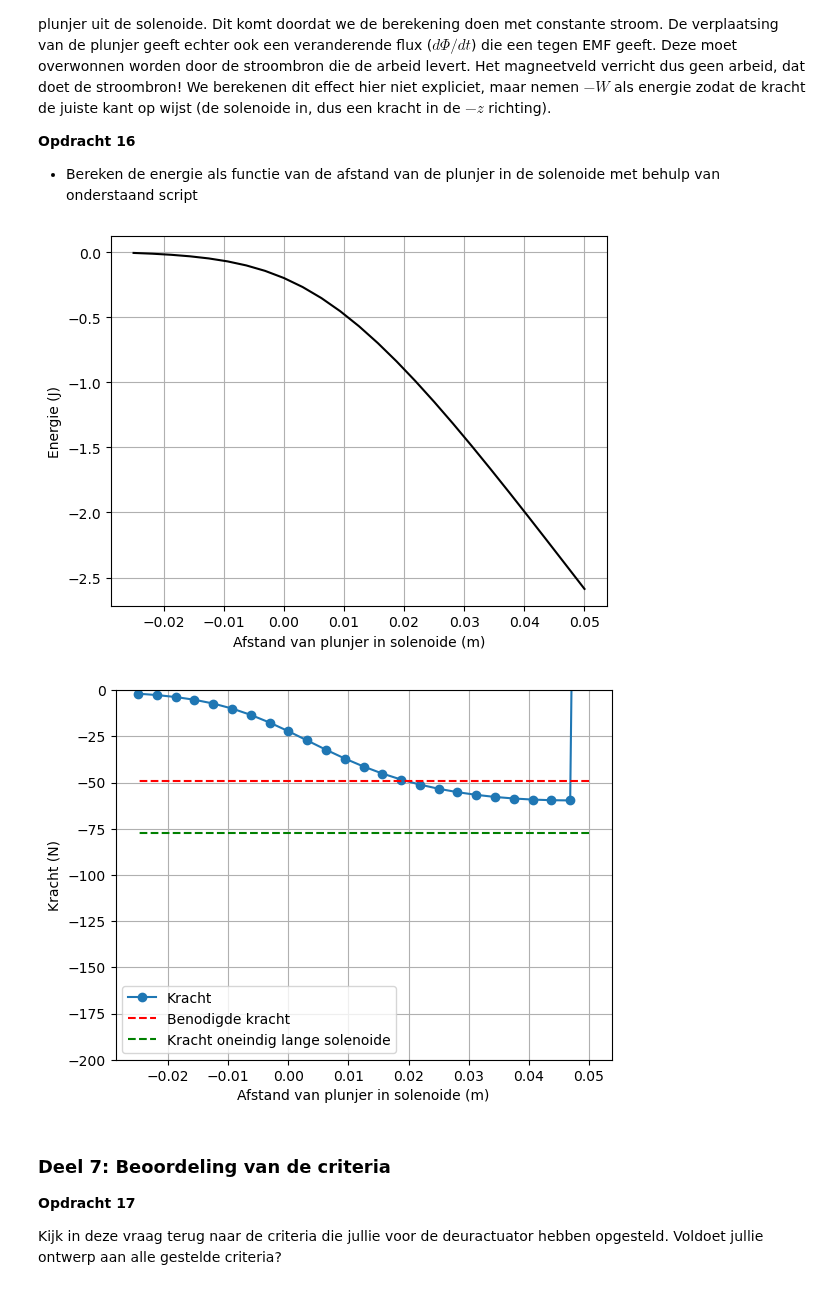
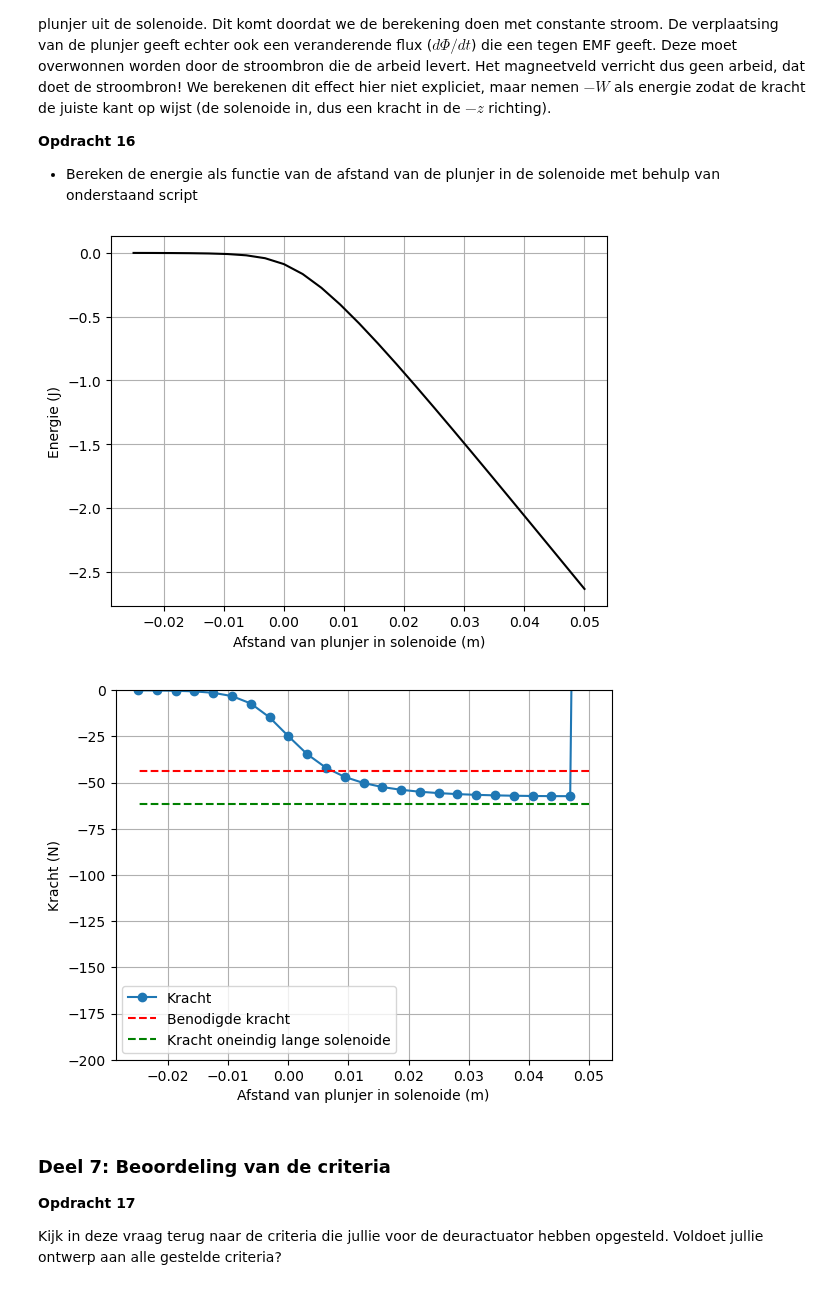
Before and after one commit to owesdorp/opdrachten-DEF-D, a Jupyter notebook: DigitaleOntwerpopdrachten/2KrachtactuatorOpdracht/2KrachtactuatorOpdracht/KrachtactuatorOpdracht.ipynb, the cells around one changed output. Cells and saved outputs as stored; diff of their text form; code cells hidden in the pictures.

```diff
--- a/DigitaleOntwerpopdrachten/2KrachtactuatorOpdracht/2KrachtactuatorOpdracht/KrachtactuatorOpdracht.ipynb
+++ b/DigitaleOntwerpopdrachten/2KrachtactuatorOpdracht/2KrachtactuatorOpdracht/KrachtactuatorOpdracht.ipynb
@@ -572,7 +528,7 @@ a. Bereken het aantal omwentelingen van je draad, hierbij mag je aannemen dat de
 b. Bereken de $x$, $y$ en $z$ coordinaten.\
 c. Bereken de spoed, in eenheden van aantal omwentelingen per meter, en print dit.
 # %%
-r_sol = 0.025 # Straal solenoide
+r_sol = 0.01 # Straal solenoide
 L_sol = 0.1 # Lengte solenoide
 N = 10000# Aantal "stappen"
 I = 0.5 # Stroom
@@ -706,7 +662,7 @@ Zoals je uit je berekening voor het $\mathbf{H}$ kan zien is de energie van de p
 # %%
 # integrate the field up to point z_p
 r_s = r_sol
-mu_r = 10000
+mu_r = 50000
 mu_0 = 4*np.pi*1e-7
 L_s = L_sol
 aantal_omwent = aantal_wikkelingen
@@ -717,20 +673,20 @@ plt.plot(L_s/2 - z_ax, np.flipud(Wz), '-k')
 plt.xlabel('Afstand van plunjer in solenoide (m)'), plt.ylabel('Energie (J)'), plt.grid()
 plt.show()
 # %% [output]
-[figure, old version]
+[figure, new version]
 # %%
 force_analytical = -mu_0*mu_r*np.pi*r_s**2*aantal_omwent**2*I**2/2/L_s**2 # Kracht uitrekenen numeriek
 force_numerical=np.diff(Wz, n=1, append=[0])/(z_ax[1] - z_ax[0]) # Kracht uitrekenen
 
 # Plotting the results
 plt.plot(L_s/2 - z_ax, np.flipud(force_numerical), '-o', label='Kracht')
-plt.plot(L_s/2 - z_ax, (-5*9.8)*np.ones(n_ax), '--r', label='Benodigde kracht')
+plt.plot(L_s/2 - z_ax, (-2*np.sqrt(5)*9.8)*np.ones(n_ax), '--r', label='Benodigde kracht')
 plt.plot(L_s/2 - z_ax, force_analytical*np.ones(n_ax), '--g', label='Kracht oneindig lange solenoide')
 plt.xlabel('Afstand van plunjer in solenoide (m)'), plt.ylabel('Kracht (N)'), plt.grid(), plt.legend()
 plt.ylim([-200, 0])
 plt.show()
 # %% [output]
-[figure, old version]
+[figure, new version]
 # %% [markdown]
 ### Deel 7: Beoordeling van de criteria
 **Opdracht 17**
```
Also changed, not shown: parts of 6 cells of this notebook.
